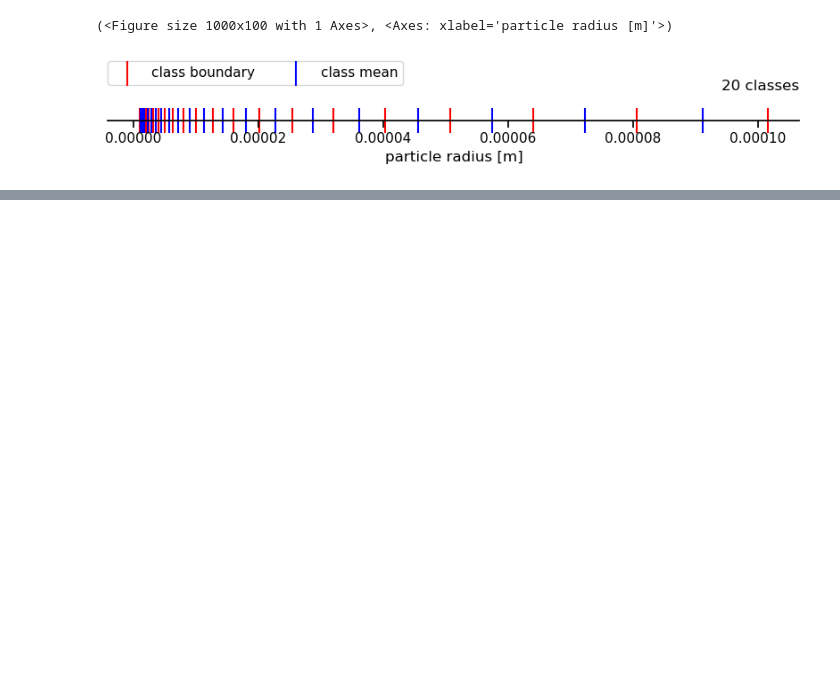
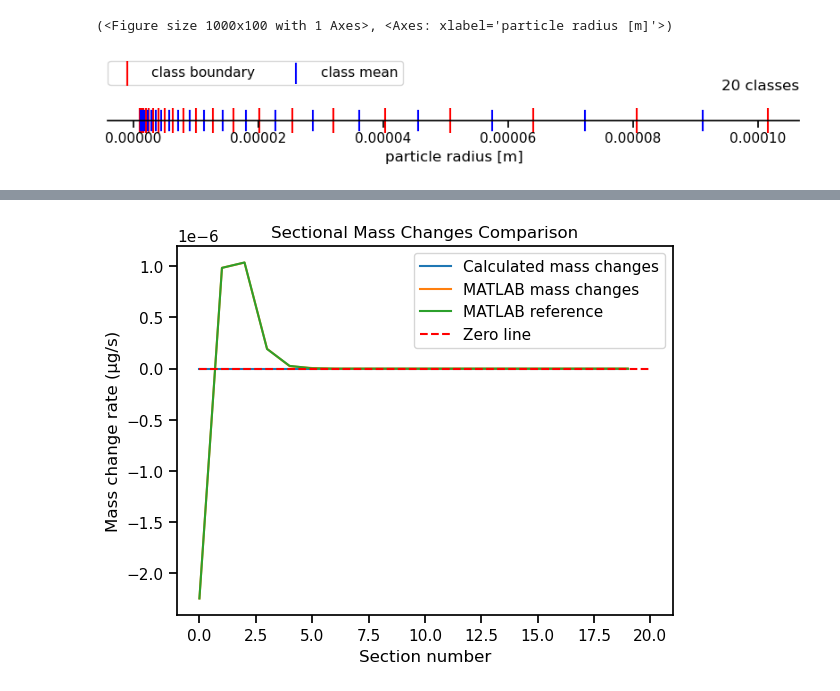
Before and after one commit to 465b/particle_aggregation_model, a Jupyter notebook: running_and_visualizing_experiments.ipynb, the cells around one changed output, grey strips where cells are left out. Cells and saved outputs as stored; diff of their text form; code cells hidden in the pictures; blank space fills up the shorter version.

```diff
--- a/running_and_visualizing_experiments.ipynb
+++ b/running_and_visualizing_experiments.ipynb
@@ -558,0 +118,17 @@ plt.gca().xaxis.set_major_formatter(ScalarFormatter())  # Use ScalarFormatter fo
+# %%
+sectional_mass_changes_matlab = SectionalMassChanges(sectional_kernel_matlab,particle_size_distribution_matlab)
+sectional_mass_changes_matlab.calc_coag_mass_changes_matmul()
+# %%
+fig, ax = plt.subplots()
+ax.plot(sectional_mass_changes.data, label='Calculated mass changes')
+ax.plot(sectional_mass_changes_matlab.data*1, label='MATLAB mass changes')
+ax.plot(dvdt, label='MATLAB reference')
+ax.hlines(0, 0, 20, linestyles='dashed', colors='r', label='Zero line')
+
+ax.set_xlabel('Section number')
+ax.set_ylabel('Mass change rate (μg/s)')
+ax.set_title('Sectional Mass Changes Comparison')
+ax.legend()
+plt.show()
+# %% [output]
+[figure, added]
```
Also changed, not shown: parts of 52 cells of this notebook, 7 other files.
